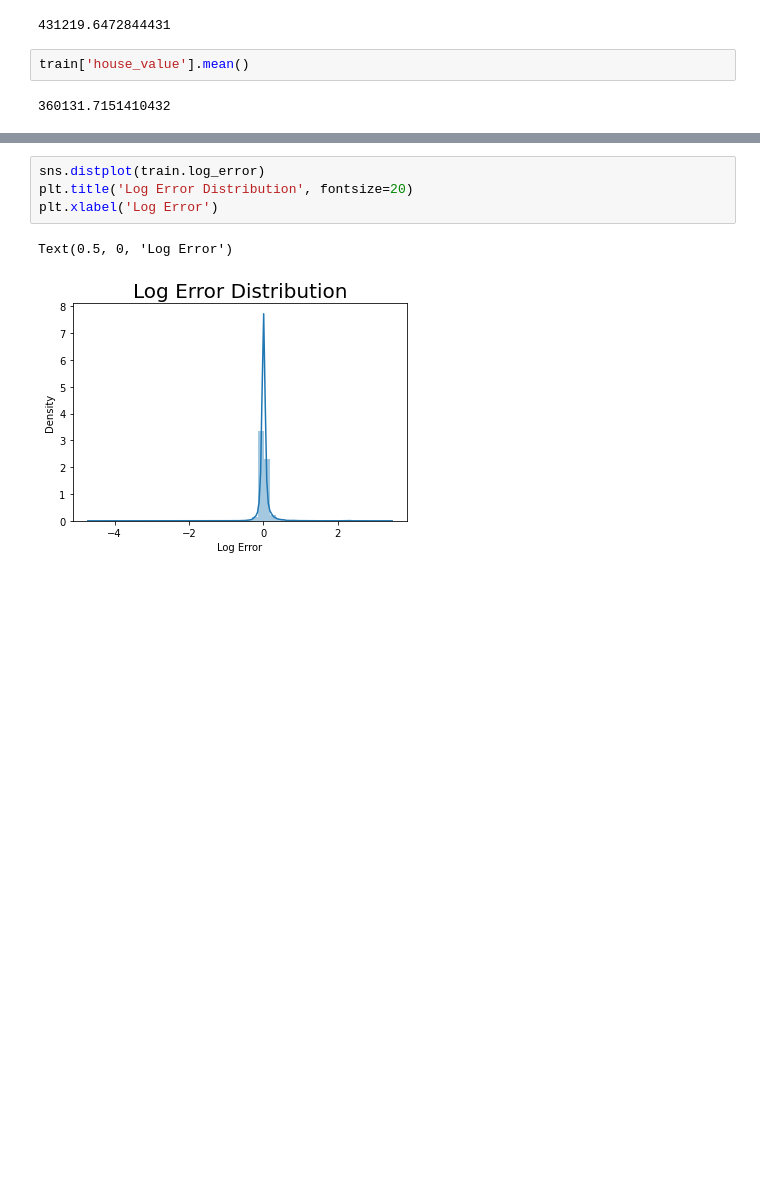
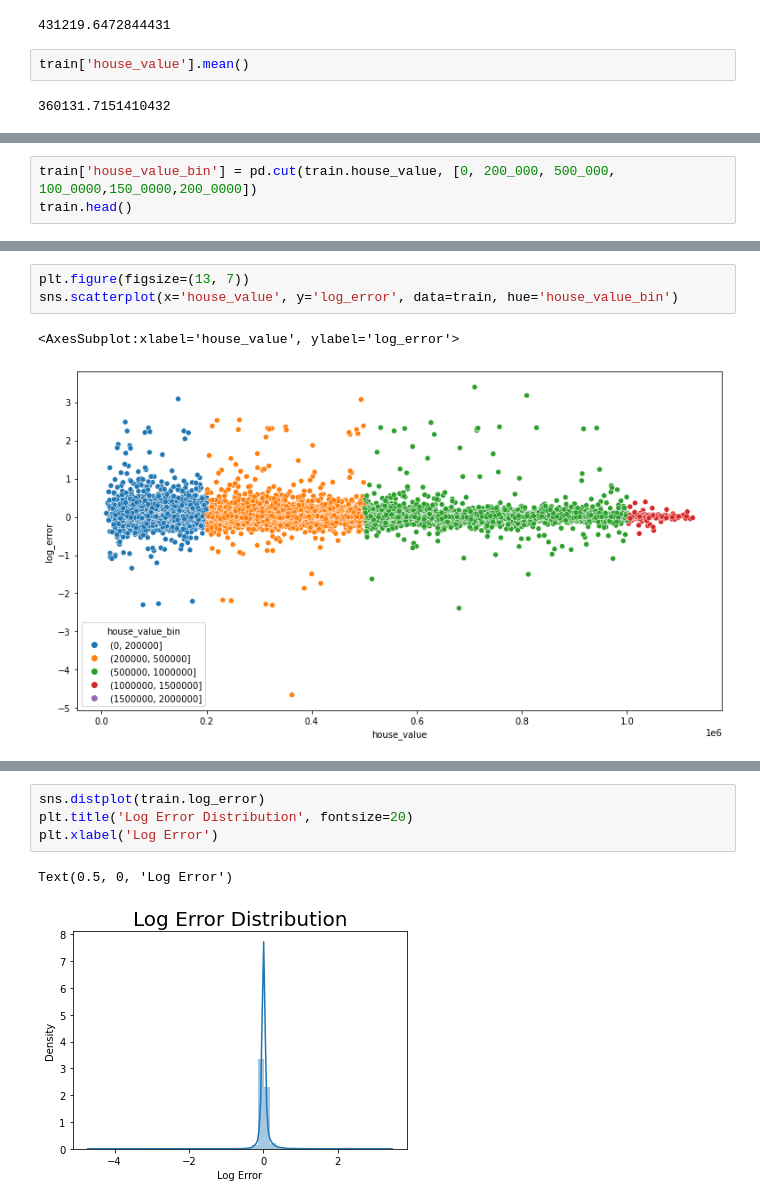
Before and after one commit to Chenchen070/clustering, a Jupyter notebook: explore_zillow.ipynb, the cells around one changed output, grey strips where cells are left out. Cells and saved outputs as stored; diff of their text form; blank space fills up the shorter version.

```diff
--- a/explore_zillow.ipynb
+++ b/explore_zillow.ipynb
@@ -188,0 +209,3 @@ train['house_value'].mean()
+# %%
+train['house_value_bin'] = pd.cut(train.house_value, [0, 200_000, 500_000, 100_0000,150_0000,200_0000])
+train.head()
@@ -188,0 +220,6 @@ train['house_value'].mean()
+# %%
+plt.figure(figsize=(13, 7))
+sns.scatterplot(x='house_value', y='log_error', data=train, hue='house_value_bin')
+# %% [output]
+<AxesSubplot:xlabel='house_value', ylabel='log_error'>
+[figure, added]
```
Also changed, not shown: parts of 7 cells of this notebook.
